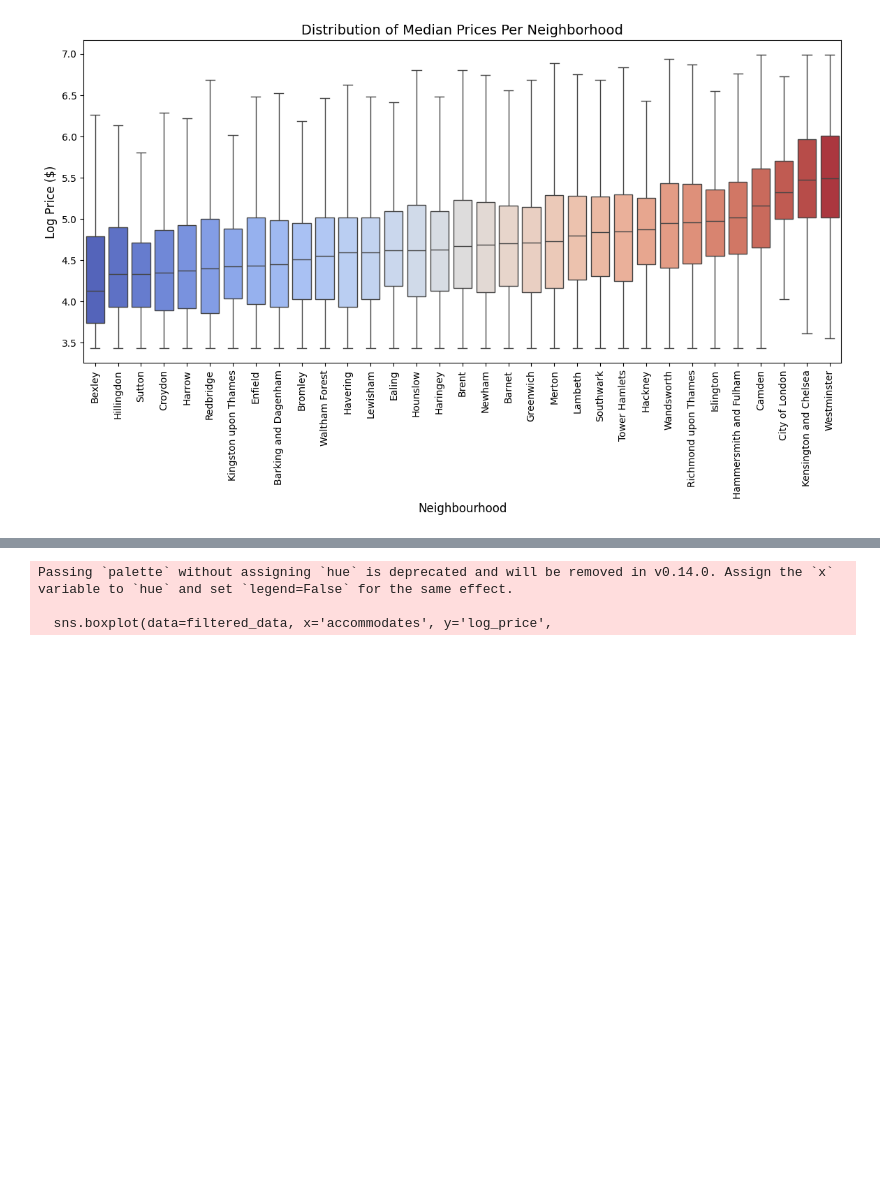
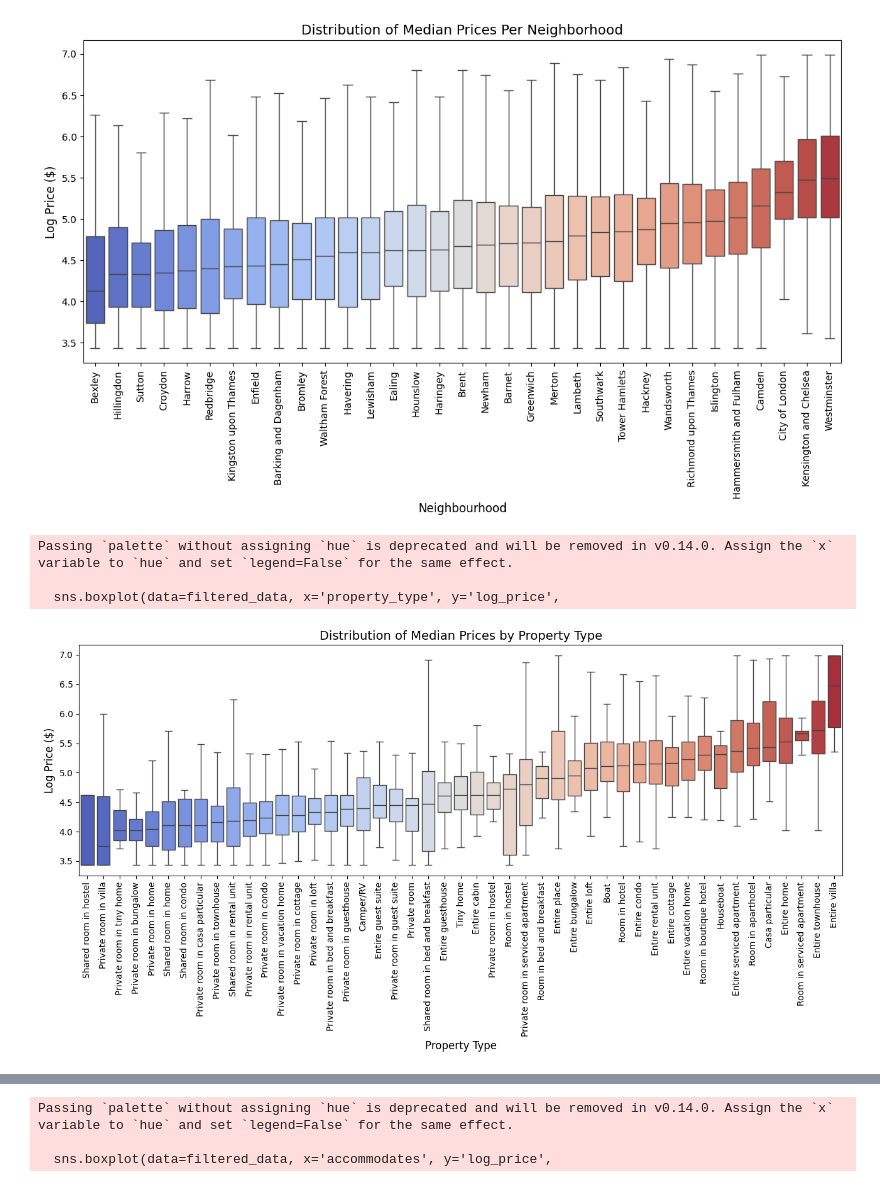
Before and after one commit to IShakoor/Airbnb-Price-Predictor, a Jupyter notebook: Price-Predictor.ipynb, the cells around one changed output, grey strips where cells are left out. Saved outputs shown, nothing was run; the diff lists cells and outputs as text; code cells hidden in the pictures; blank space fills up the shorter version.

```diff
--- a/Price-Predictor.ipynb
+++ b/Price-Predictor.ipynb
@@ -253,6 +255,38 @@ Passing `palette` without assigning `hue` is deprecated and will be removed in v
 
   sns.boxplot(data=filtered_data, x='neighbourhood', y='log_price',
 [figure]
+# %%
+# visualise how prices change with room type
+def plot_property_type_prices(df):
+    if df is None or 'property_type' not in df.columns or 'log_price' not in df.columns:
+        print("Error: 'property_type' or 'log_price' column is missing from the dataset.")
+        return
+
+    # filter room types with at least 10 listings
+    room_type_counts = df['property_type'].value_counts()
+    valid_room_types = room_type_counts[room_type_counts >= 10].index
+    filtered_data = df[df['property_type'].isin(valid_room_types)]
+
+    # sort room types by median log_price
+    sorted_room_types = filtered_data.groupby('property_type')['log_price'].median().sort_values().index
+
+    # plot boxplot
+    plt.figure(figsize=(13, 7))
+    sns.boxplot(data=filtered_data, x='property_type', y='log_price',
+                order=sorted_room_types, showfliers=False, palette="coolwarm")
+    plt.xticks(rotation=90, fontsize=10)
+    plt.xlabel("Property Type", fontsize=12)
+    plt.ylabel("Log Price ($)", fontsize=12)
+    plt.title("Distribution of Median Prices by Property Type", fontsize=14)
+    plt.tight_layout()
+    plt.show()
+
+plot_property_type_prices(df)
+# %% [output]
+Passing `palette` without assigning `hue` is deprecated and will be removed in v0.14.0. Assign the `x` variable to `hue` and set `legend=False` for the same effect.
+
+  sns.boxplot(data=filtered_data, x='property_type', y='log_price',
+[figure, added]
 # %%
 # visualise how prices change with room type
 def plot_room_type_prices(df):
```
Also changed, not shown: parts of 4 cells of this notebook.
